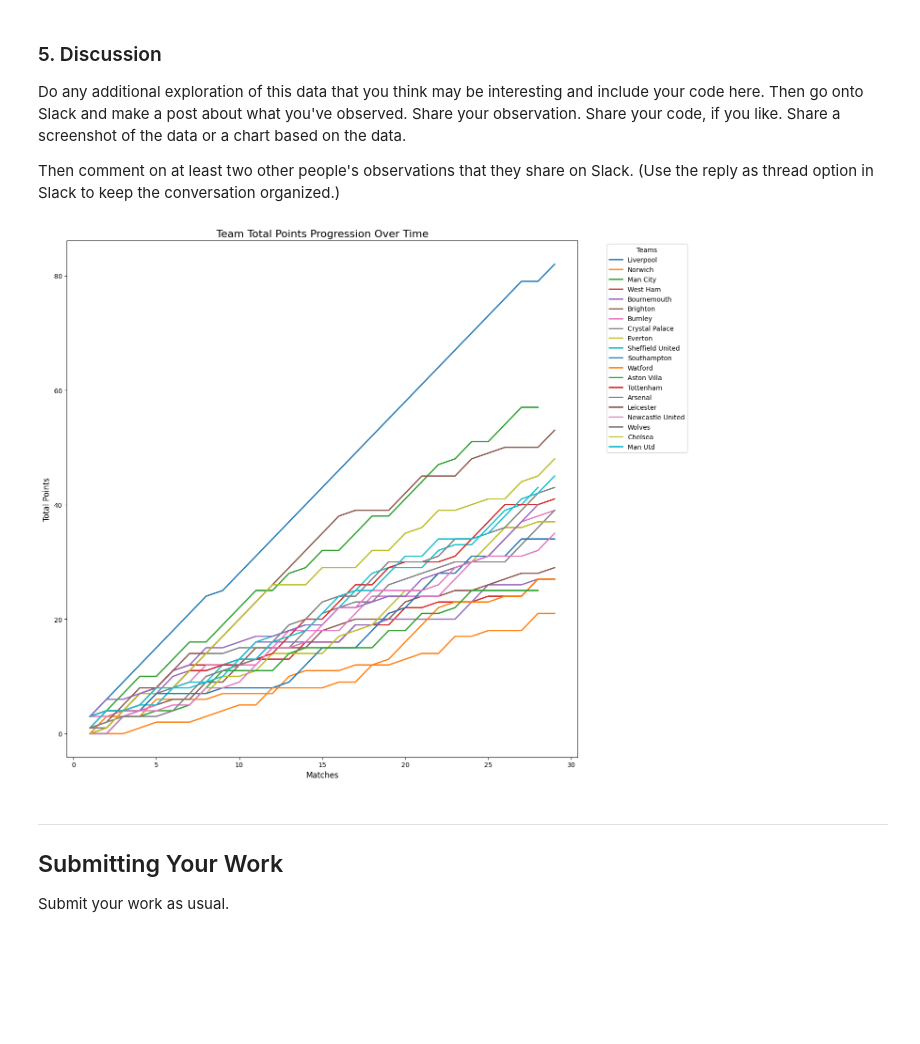
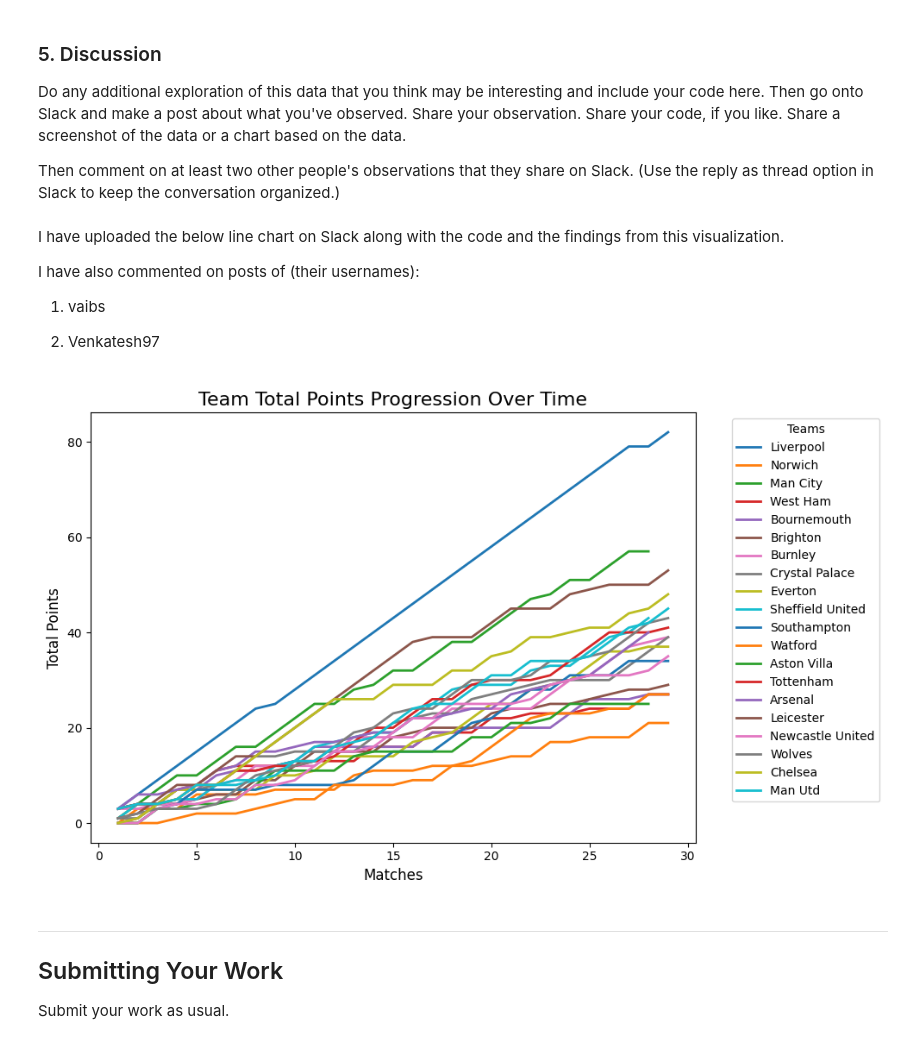
Before and after one commit to vkukkapalli1/HDS_5210_vsk, a Jupyter notebook: week13/week13_assignment.ipynb, the cells around one changed output. Saved outputs shown, nothing was run; the diff lists cells and outputs as text; code cells hidden in the pictures; blank space fills up the shorter version.

```diff
--- a/week13/week13_assignment.ipynb
+++ b/week13/week13_assignment.ipynb
@@ -259,24 +265,32 @@ plt.show()
 Do any additional exploration of this data that you think may be interesting and include your code here.  Then go onto Slack and make a post about what you've observed.  Share your observation.  Share your code, if you like.  Share a screenshot of the data or a chart based on the data.
 
 Then comment on at least two other people's observations that they share on Slack.  (Use the reply as thread option in Slack to keep the conversation organized.)
+# %% [markdown]
+I have uploaded the below line chart on Slack along with the code and the findings from this visualization.
+
+I have also commented on posts of (their usernames):
+
+1) vaibs
+
+2) Venkatesh97
 # %%
 teams = epl['teamId'].unique()
-plt.figure(figsize=(14, 12))
+plt.figure(figsize=(10,6))
 
 for i, team in enumerate(teams):
     team_data = epl[epl['teamId'] == team]
     plt.plot(team_data['round'], team_data['tot_points'], label=f'{team}', linewidth=2)
 
 plt.title('Team Total Points Progression Over Time', fontsize=16)
 plt.xlabel('Matches', fontsize=12)
 plt.ylabel('Total Points', fontsize=12)
 plt.legend(title='Teams', bbox_to_anchor=(1.05, 1), loc='upper left')
 plt.tight_layout()
 plt.show()
 
 #i have created a line chart showing how teams progressed over different match rounds
 # %% [output]
-[figure, old version]
+[figure, new version]
 # %% [markdown]
 
 
```
Also changed, not shown: parts of 1 cell of this notebook.
